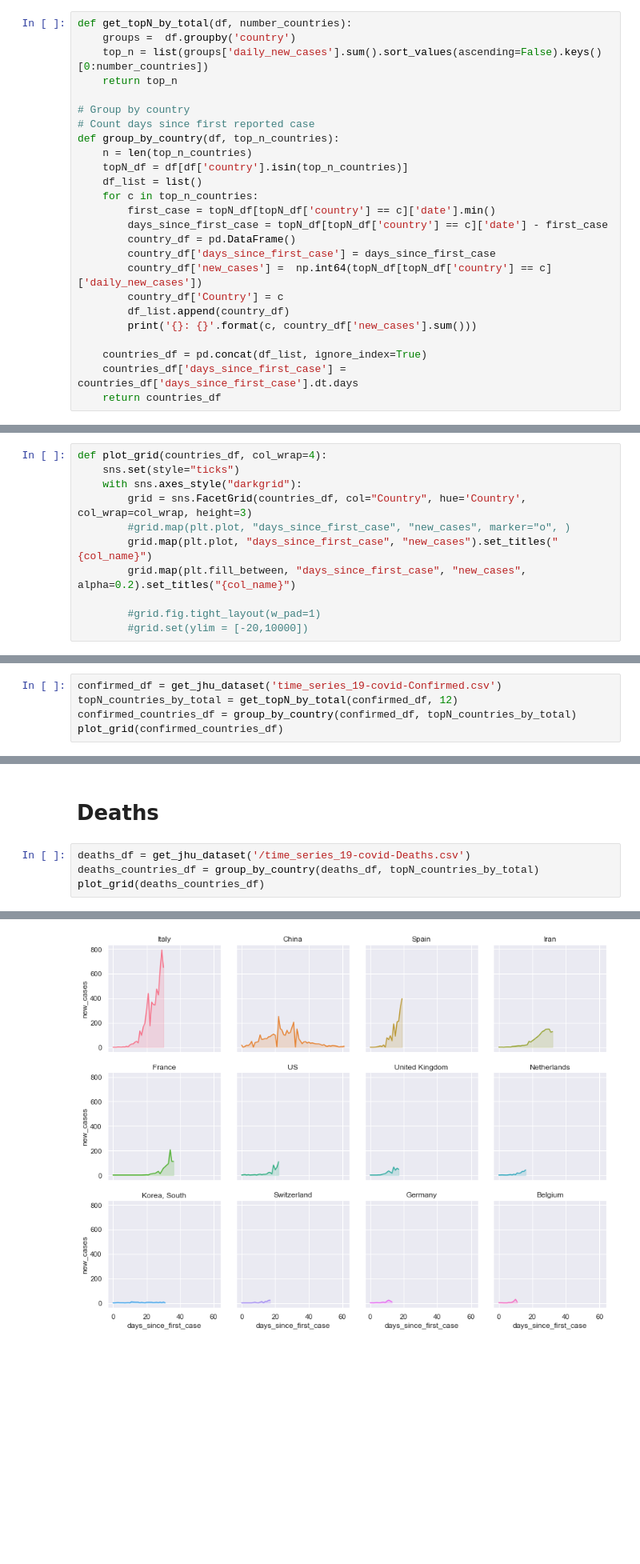
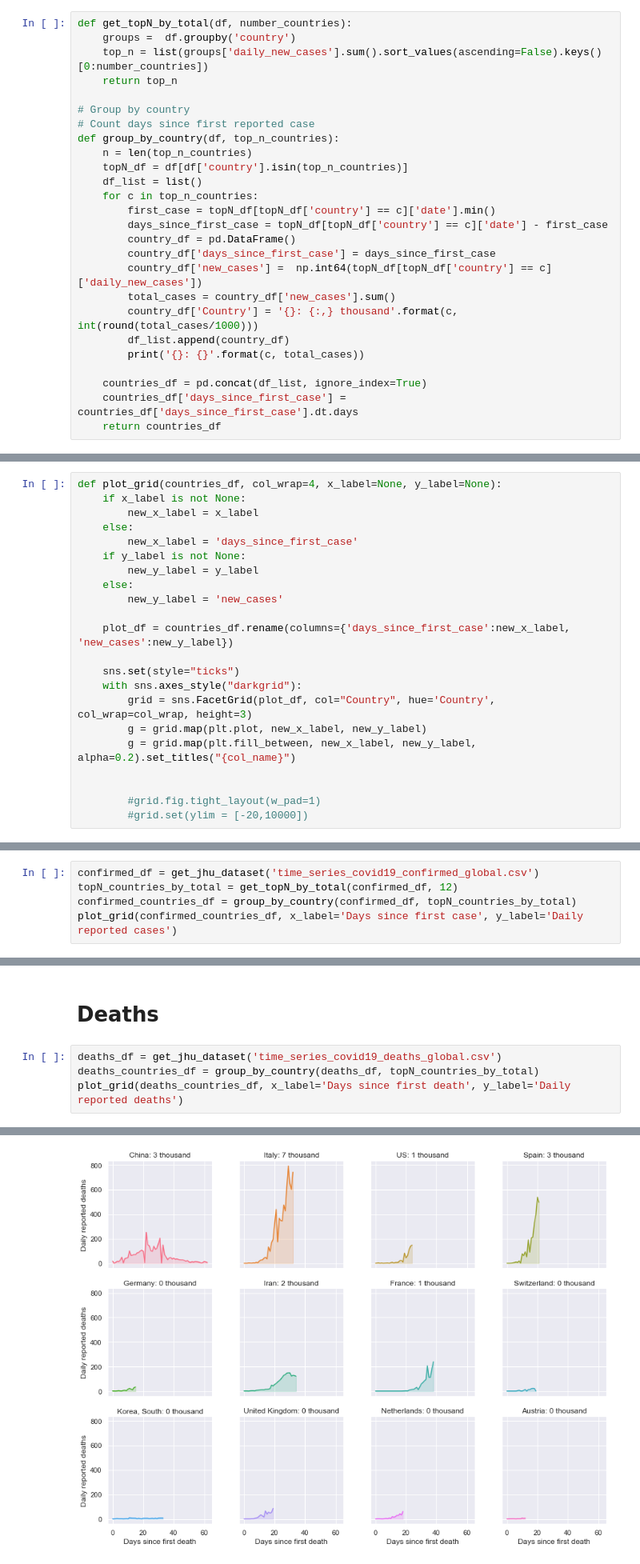
Before and after one commit to denisfookune/covid19-dailycases, a Jupyter notebook: covid19_JHU.ipynb, the cells around one changed output, grey strips where cells are left out. Shown: that part at 80% size. Saved outputs shown, nothing was run; the diff lists cells and outputs as text; blank space fills up the shorter version.

Commit message:
Plot tweaks with totals and labels

```diff
--- a/covid19_JHU.ipynb
+++ b/covid19_JHU.ipynb
@@ -80,9 +78,10 @@ def group_by_country(df, top_n_countries):
         country_df = pd.DataFrame()
         country_df['days_since_first_case'] = days_since_first_case
         country_df['new_cases'] =  np.int64(topN_df[topN_df['country'] == c]['daily_new_cases'])
-        country_df['Country'] = c
+        total_cases = country_df['new_cases'].sum()
+        country_df['Country'] = '{}: {:,} thousand'.format(c, int(round(total_cases/1000)))
         df_list.append(country_df)
-        print('{}: {}'.format(c, country_df['new_cases'].sum()))
+        print('{}: {}'.format(c, total_cases))
 
     countries_df = pd.concat(df_list, ignore_index=True)
     countries_df['days_since_first_case'] = countries_df['days_since_first_case'].dt.days
@@ -90,19 +93,30 @@ def group_by_country(df, top_n_countries):
 # %%
-def plot_grid(countries_df, col_wrap=4):
+def plot_grid(countries_df, col_wrap=4, x_label=None, y_label=None):
+    if x_label is not None:
+        new_x_label = x_label
+    else:
+        new_x_label = 'days_since_first_case'
+    if y_label is not None:
+        new_y_label = y_label
+    else:
+        new_y_label = 'new_cases'
+
+    plot_df = countries_df.rename(columns={'days_since_first_case':new_x_label, 'new_cases':new_y_label})
+
     sns.set(style="ticks")
     with sns.axes_style("darkgrid"):
-        grid = sns.FacetGrid(countries_df, col="Country", hue='Country', col_wrap=col_wrap, height=3)
-        #grid.map(plt.plot, "days_since_first_case", "new_cases", marker="o", )
-        grid.map(plt.plot, "days_since_first_case", "new_cases").set_titles("{col_name}")
-        grid.map(plt.fill_between, "days_since_first_case", "new_cases", alpha=0.2).set_titles("{col_name}")
+        grid = sns.FacetGrid(plot_df, col="Country", hue='Country', col_wrap=col_wrap, height=3)
+        g = grid.map(plt.plot, new_x_label, new_y_label)
+        g = grid.map(plt.fill_between, new_x_label, new_y_label, alpha=0.2).set_titles("{col_name}")
+
 
         #grid.fig.tight_layout(w_pad=1)
         #grid.set(ylim = [-20,10000])
 # %% [markdown]
 # Confirmed cases
 # %%
-confirmed_df = get_jhu_dataset('time_series_19-covid-Confirmed.csv')
+confirmed_df = get_jhu_dataset('time_series_covid19_confirmed_global.csv')
 topN_countries_by_total = get_topN_by_total(confirmed_df, 12)
 confirmed_countries_df = group_by_country(confirmed_df, topN_countries_by_total)
-plot_grid(confirmed_countries_df)
+plot_grid(confirmed_countries_df, x_label='Days since first case', y_label='Daily reported cases')
 # %% [output]
@@ -142,7 +136,7 @@ Bahrain: 149
 # %% [markdown]
 # Deaths
 # %%
-deaths_df = get_jhu_dataset('/time_series_19-covid-Deaths.csv')
+deaths_df = get_jhu_dataset('time_series_covid19_deaths_global.csv')
 deaths_countries_df = group_by_country(deaths_df, topN_countries_by_total)
-plot_grid(deaths_countries_df)
+plot_grid(deaths_countries_df, x_label='Days since first death', y_label='Daily reported deaths')
 # %% [output]
@@ -161 +155 @@ Belgium: 75
-[figure, old version]
+[figure, new version]
```
Also changed, not shown: parts of 6 cells of this notebook.
